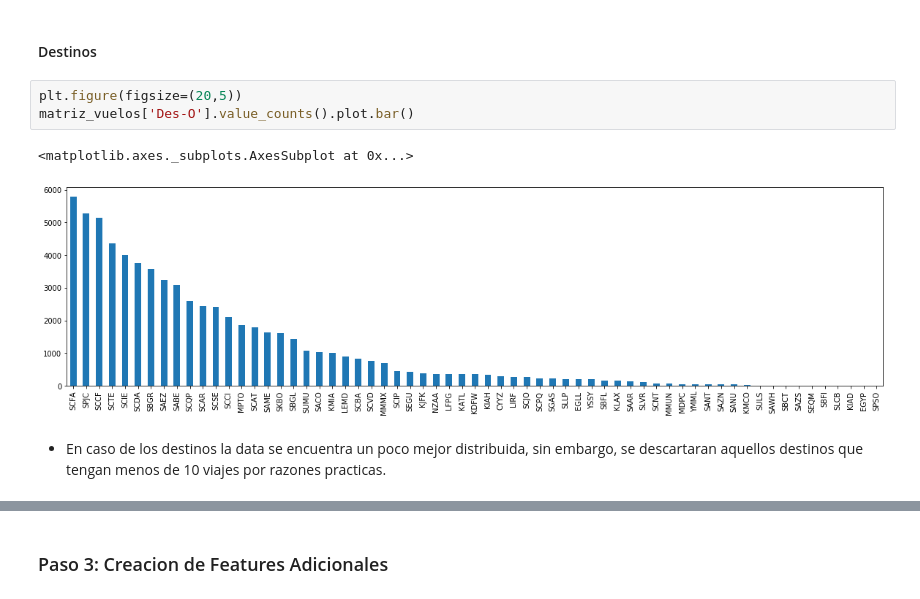
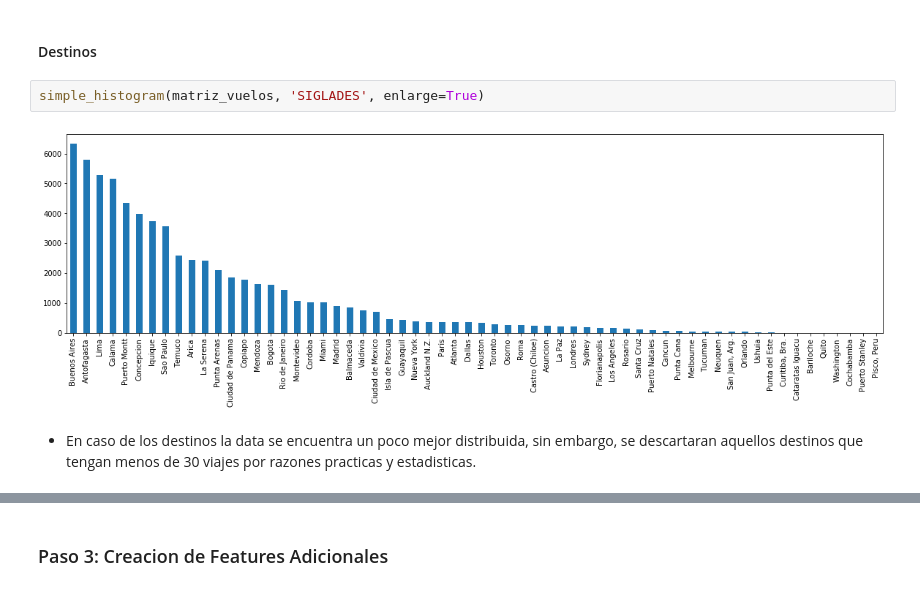
Before and after one commit to razorhedge/latam-ds-challenge, a Jupyter notebook: Notebooks/solution.ipynb, the cells around one changed output, grey strips where cells are left out. Cells and saved outputs as stored; diff of their text form.

```diff
--- a/Notebooks/solution.ipynb
+++ b/Notebooks/solution.ipynb
@@ -74,11 +92,9 @@ matriz_vuelos.OPERA.value_counts().plot.bar()
 * Existen 2 Aerolineas sobrereprenentadas en el dataset; LATAM y Sky. Esto implica que el nombre del operador sera una feature complicada en analisis, por lo que se recomienda estratificarla o no usarla.
 # %% [markdown]
 #### Destinos
-# %%
-plt.figure(figsize=(20,5))
-matriz_vuelos['Des-O'].value_counts().plot.bar()
-# %% [output]
-<matplotlib.axes._subplots.AxesSubplot at 0x...>
-[figure, removed]
+# %%
+simple_histogram(matriz_vuelos, 'SIGLADES', enlarge=True)
+# %% [output]
+[figure, added]
 # %% [markdown]
-* En caso de los destinos la data se encuentra un poco mejor distribuida, sin embargo, se descartaran aquellos destinos que tengan menos de 10 viajes por razones practicas.
+* En caso de los destinos la data se encuentra un poco mejor distribuida, sin embargo, se descartaran aquellos destinos que tengan menos de 30 viajes por razones practicas y estadisticas.
```
Also changed, not shown: parts of 22 cells of this notebook, 2 other files.
